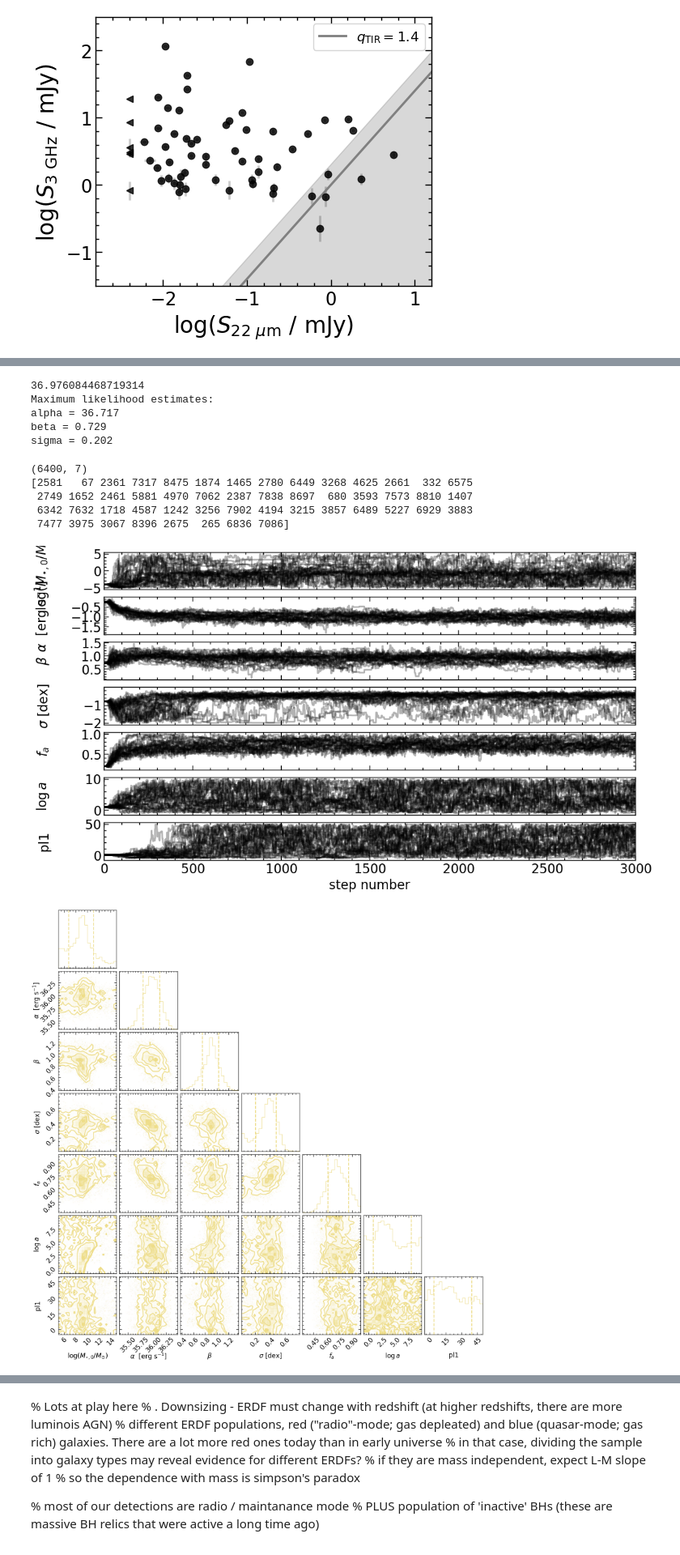
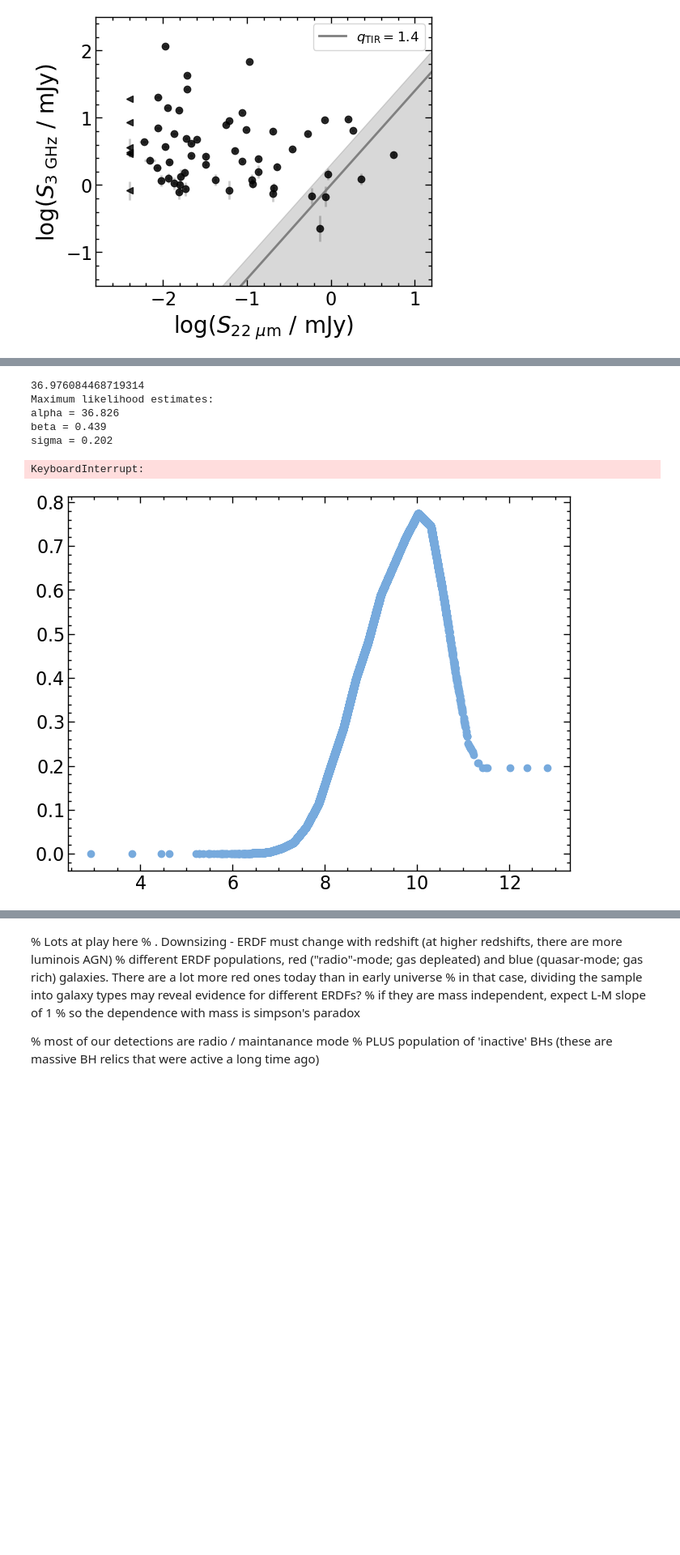
Before and after one commit to burke86/imbh_demographics, a Jupyter notebook: vla.ipynb, the cells around one changed output, grey strips where cells are left out. Shown at 81% size. Saved outputs shown, nothing was run; the diff lists cells and outputs as text; code cells hidden in the pictures; blank space fills up the shorter version.

```diff
--- a/vla.ipynb
+++ b/vla.ipynb
@@ -50,7 +50,7 @@ def f_X(x, x0, f_a=1, delta=1, theta=2.5):
 
     return f_a * focc
 # %%
-def log_likelihood(theta, x, y, xerr, yerr, logLIR, logLIRerr, xp, yp):
+def log_likelihood(theta, x, y, xerr, yerr, logLIR, logLIRerr, xp, yp, p_obs):
 
     # parameters to be fit
     log_ms0, alpha, beta, log_f, f_a, log_delta, theta2 = theta
@@ -91,16 +91,16 @@ def log_likelihood(theta, x, y, xerr, yerr, logLIR, logLIRerr, xp, yp):
     #p_cens = p_obs[~mask_det] * (f_occ_cens * S[~mask_det] + 1 - f_occ_cens)
 
     # Numerical integration
-    dyI = 0.01 # Change this to make sure nothing bad happens
-    mask_pSF = p_SF > 1e-4 # Short-cut
+    dyI = 0.1 # Change this to make sure nothing bad happens
+    mask_pSF = p_SF > 1e-40 #1e-4 # Short-cut
     I = np.ones_like(f_BHOF)
     I[~mask_det & mask_pSF] = [np.trapz((1 - st.norm.sf(np.arange(-10, yi, dyI) - logL_SF[~mask_det & mask_pSF][i], scale=np.sqrt(s2_SF[~mask_det & mask_pSF][i])))*st.norm.pdf((np.arange(-10, yi, dyI) - alpha - beta*x[~mask_det & mask_pSF][i]), scale=np.sqrt(s2[~mask_det & mask_pSF][i])), dx=dyI) for i, yi in enumerate(y[~mask_det & mask_pSF])]
     I[~mask_det & ~mask_pSF] = S[~mask_det & ~mask_pSF]
     p_cens = f_BHOF[~mask_det] * I[~mask_det] + (1 - f_BHOF[~mask_det])
 
     # Clip
-    p_det = np.clip(p_det, 1e-12, 1)
-    p_cens = np.clip(p_cens, 1e-12, 1)
+    p_det = np.clip(p_obs[mask_det] * p_det, 1e-12, 1)
+    p_cens = np.clip(p_obs[~mask_det] * p_cens, 1e-12, 1)
 
     # Likelihood
     ll_det = np.log(p_det)
@@ -132,7 +132,7 @@ def log_likelihood_init(theta, x, y, xerr, yerr):
 def log_prior(theta):
     logms0, alpha, beta, log_f, f_a, log_delta, theta2 = theta
     # Priors
-    if -5.0 < logms0 < 5.0 and -5.0 < alpha < 5.0 and 0.0 < beta < 5.0 and -2.0 < log_f < 1.0 and 0 < f_a < 1 and -1 < log_delta < 10 and -5 < theta2 < 50:
+    if -5.0 < logms0 < 5.0 and -5.0 < alpha < 5.0 and 0.0 < beta < 5.0 and -2.0 < log_f < 1.0 and 0 < f_a < 1 and -1 < log_delta < 10 and 0.01 < theta2 < 50:
       return 0.0
     return -np.inf
 # %%
@@ -361,9 +361,8 @@ f_IR[data_50Mpc['W4mag']<0] = (L_IR / F2L)[data_50Mpc['W4mag']<0].to(u.mJy, equi
 f_IR[data_50Mpc['W4mag']<0] = 10**-2.4 # median
 ef_IR[data_50Mpc['W4mag']<0] = 0.3
 
-data_50Mpc['logLIR'] = np.log10(L_IR.value)
+data_50Mpc['logLIR'] = np.log10(L_IR.to(u.erg/u.s, equivalencies=u.spectral_density(22*u.um)).value)
 data_50Mpc['logLIR_err'] = 0.434 * (1/0.434 * ef_IR * F2L.value * L_IR.value) / L_IR.value
-
 
 mask_q = (ef_IR == 0.3) & (yerr > 0) & mask_valid
 
@@ -423,13 +601,13 @@ print("{0} CPUs".format(ncpu))
 # %%
 F2L = 4*np.pi*(data_50Mpc['bestdist']*u.Mpc)**2
-y = np.log10((data_50Mpc['Ftot']*u.mJy * F2L).to(u.erg/u.s, equivalencies=u.spectral_density(3*u.GHz)).value) # 15 % correction
-yerr = 0.434 * np.log10((data_50Mpc['e_Ftot']*u.mJy * F2L).to(u.erg/u.s, equivalencies=u.spectral_density(3*u.GHz)).value) / y
-yerr[~np.isfinite(yerr)] = -1
+_y = np.log10((data_50Mpc['Ftot']*u.mJy * F2L).to(u.erg/u.s, equivalencies=u.spectral_density(3*u.GHz)).value) # 15 % correction
+_yerr = 100 * 0.434 * np.log10((data_50Mpc['e_Ftot']*u.mJy * F2L).to(u.erg/u.s, equivalencies=u.spectral_density(3*u.GHz)).value) / _y
+_yerr[~np.isfinite(_yerr)] = -1
 
 #y[~np.isfinite(yerr)] *= 500
 
-x = data_50Mpc['logmass']
-xerr = np.sqrt((data_50Mpc['logmass_error'])**2 + 0.3**2)
+_x = data_50Mpc['logmass']
+_xerr = np.sqrt((data_50Mpc['logmass_error'])**2 + 0.3**2)
 
 # Exlude |b| < 30 deg
 mask_b = np.abs(cat_50Mpc.transform_to('galactic').b) > 10*u.deg
@@ -442,20 +620,20 @@ mask_fornax = cat_50Mpc.separation(SkyCoord.from_name('Fornax Cluster')) > 1*u.d
 mask_vis = cat_50Mpc.dec > -40*u.deg
 
 # Mask
-mask_valid = mask_b & mask_virgo & mask_fornax & np.isfinite(x) & np.isfinite(y) & (data_50Mpc['z_gama'] < 0.012) & (data_50Mpc['z_dr16'] < 0.012) & mask_vis
-x = x[mask_valid]
-xerr = xerr[mask_valid]
-y = y[mask_valid]
-yerr = yerr[mask_valid]
+mask_valid = mask_b & mask_virgo & mask_fornax & np.isfinite(_x) & np.isfinite(_y) & (data_50Mpc['z_gama'] < 0.012) & (data_50Mpc['z_dr16'] < 0.012) & mask_vis
+x = _x[mask_valid]
+xerr = _xerr[mask_valid]
+y = _y[mask_valid]
+yerr = _yerr[mask_valid]
 dist = data_50Mpc['bestdist'].copy()[mask_valid]
 
 logLIR = data_50Mpc['logLIR'][mask_valid]
 logLIRerr = data_50Mpc['logLIR_err'][mask_valid]
 
 
-# TODO: Plot detection fraction inc. only ones that are < 3 sigma away from the relation
-#p_obs = np.clip(np.interp(x, np.log10(M), completeness_50MGC), 1e-6, 1)
-p_obs = np.ones_like(x)
+p_obs = np.clip(np.interp(x, np.log10(M), np.mean(completeness_50MGC, axis=1)), 1e-6, 1)
+#p_obs = np.ones_like(x)
+plt.scatter(x, p_obs)
 
 # Save the input for multiwavelength analysis!
 tvar = Table([x, y, xerr, yerr, p_obs, logLIR, logLIRerr], names=['x', 'y', 'xerr', 'yerr', 'pobs', 'loglir', 'loglirerr'])
@@ -492,17 +670,17 @@ print("beta = {0:.3f}".format(beta_ml))
 print("sigma = {0:.3f}".format(np.exp(2*log_f_ml)))
 
 # log probability global
-args_global = (x, y, xerr, yerr, logLIR, logLIRerr, xp, yp)
+args_global = (x, y, xerr, yerr, logLIR, logLIRerr, xp, yp, p_obs)
 def log_probability(theta):
-    x, y, xerr, yerr, logLIR, logLIRerr, xp, yp = args_global
+    x, y, xerr, yerr, logLIR, logLIRerr, xp, yp, p_obs = args_global
     lp = log_prior(theta)
-    ll = log_likelihood(theta, x, y, xerr, yerr, logLIR, logLIRerr, xp, yp)
+    ll = log_likelihood(theta, x, y, xerr, yerr, logLIR, logLIRerr, xp, yp, p_obs)
     if not np.isfinite(lp) or not np.isfinite(ll):
         return -np.inf
     return lp + ll
 
 #      logms0, alpha, beta,    log_f,  f_a, delta, theta
-pos = [-4, soln.x[0], soln.x[1], -0.8, 0.2, 1, 0]
+pos = [-4, soln.x[0], soln.x[1], -0.8, 0.2, 1, 1]
 pos = np.array(pos) + 1e-4 * np.random.randn(32, len(pos))
 nwalkers, ndim = pos.shape
 
@@ -620,39 +798,34 @@ for i, s in enumerate(flat_samples):
     betai = flat_samples[i,2]
     si = flat_samples[i,3]
     fa50 = flat_samples[i,4]
     y_lim = np.median(y[(yerr<0) & (x+xp>10)]) + yp
     fexp[i,:] = fa50 * foccs[i,:] * st.norm.sf(y_lim, alphai + betai*(x_eval), si)
 
 axes[1].plot(x_eval+xp, np.percentile(fexp, 95, axis=0), color=color, lw=4, label=r'Expected detection fraction')
 
 #y_lim = np.median(y[(yerr<0) & (x+xp>9.0)])+yp
 #axes[1].plot(x_eval+xp, np.percentile(foccs, 50, axis=0) * st.norm.sf(y_lim, yp + alpha_x50 + beta_x50*(x_eval), sigma50),
 #             color=color, lw=4, label=r'Expected detection fraction')
 
 axes[1].set_xlim([6.5, 12])
 axes[1].set_ylim([None, 1])
 axes[1].set_xlabel(r"$\log(M_{\star} / M_{\odot})$")
 axes[1].set_ylabel(r"Occupation Fraction")
 
 axes[0].legend(fontsize=9, frameon=True, loc='upper left')
 axes[1].legend(fontsize=9, frameon=True, loc='upper left')
 
 ## IF you see nothing it means init is outside of prior bounds
 # or you have inf/nans in the data
 
 fig.tight_layout()
 fig_corner.savefig('corner_vlass.pdf', dpi=300)
 fig.savefig('bhofradio.pdf', dpi=300)
 # %% [output]
 36.976084468719314
 Maximum likelihood estimates:
-alpha = 36.717
-beta = 0.729
+alpha = 36.826
+beta = 0.439
 sigma = 0.202
-(6400, 7)
-[2581   67 2361 7317 8475 1874 1465 2780 6449 3268 4625 2661  332 6575
- 2749 1652 2461 5881 4970 7062 2387 7838 8697  680 3593 7573 8810 1407
- 6342 7632 1718 4587 1242 3256 7902 4194 3215 3857 6489 5227 6929 3883
- 7477 3975 3067 8396 2675  265 6836 7086]
+KeyboardInterrupt:
-[figure, old version]
+[figure, new version]
-[figure, removed]
```
Also changed, not shown: parts of 18 cells of this notebook, 1 other file.
